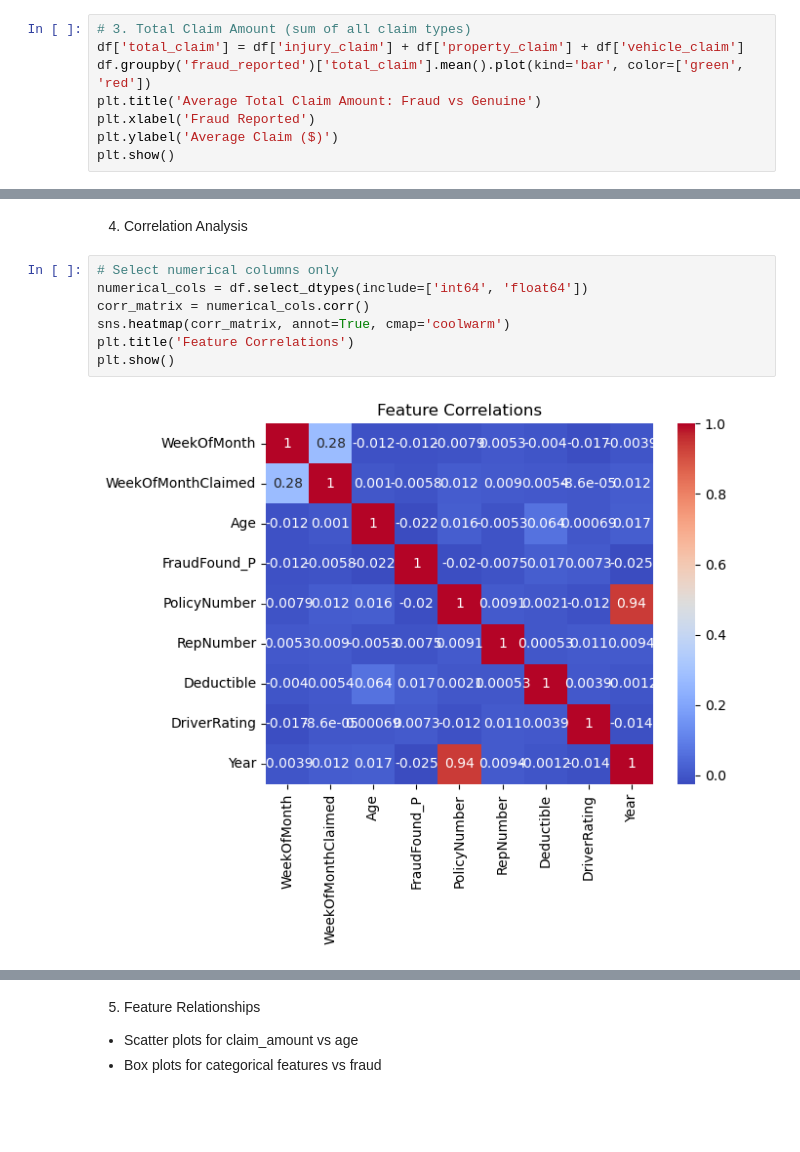
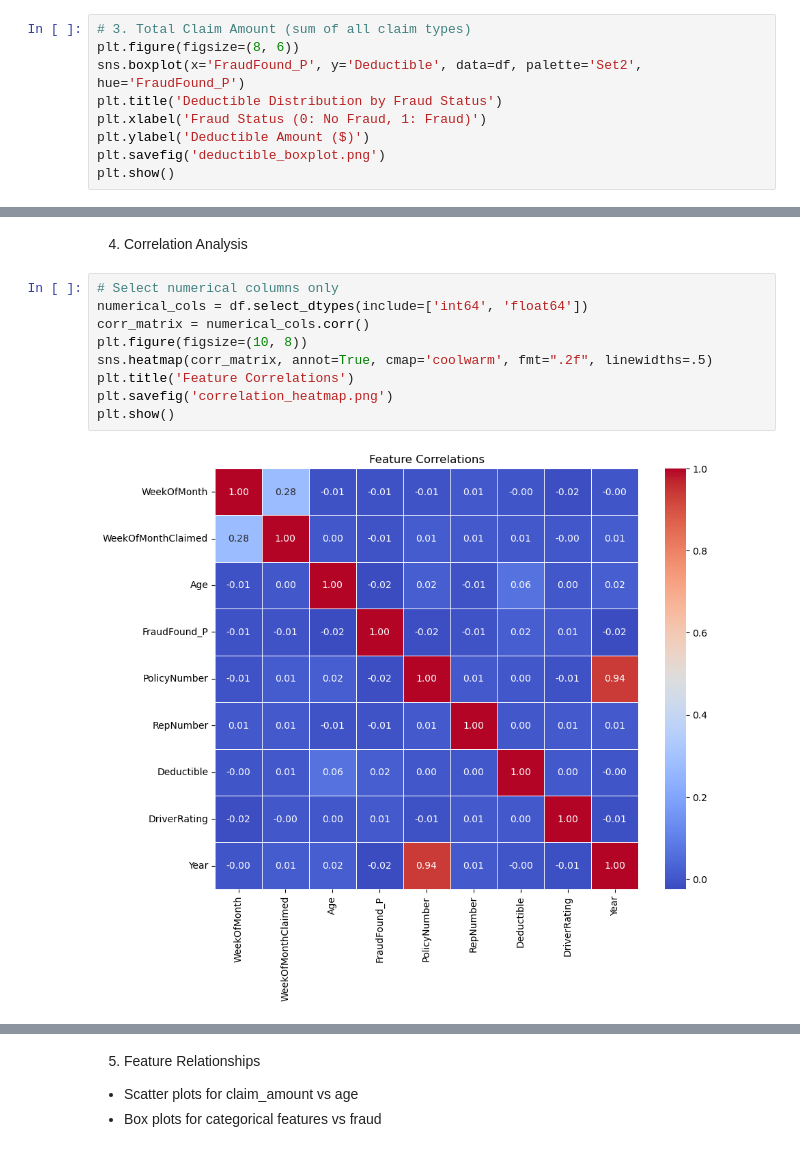
Before and after one commit to bhavikasahu09/FraudFinder, a Jupyter notebook: notebooks/02_eda.ipynb, the cells around one changed output, grey strips where cells are left out. Drawn from its saved outputs; the diff is of its cells as text; blank space fills up the shorter version.

Commit message:
EDA Correlations Analysis and Key features Done

```diff
--- a/notebooks/02_eda.ipynb
+++ b/notebooks/02_eda.ipynb
@@ -75,8 +82,9 @@ plt.show()
 # %%
 # 3. Total Claim Amount (sum of all claim types)
-df['total_claim'] = df['injury_claim'] + df['property_claim'] + df['vehicle_claim']
-df.groupby('fraud_reported')['total_claim'].mean().plot(kind='bar', color=['green', 'red'])
-plt.title('Average Total Claim Amount: Fraud vs Genuine')
-plt.xlabel('Fraud Reported')
-plt.ylabel('Average Claim ($)')
+plt.figure(figsize=(8, 6))
+sns.boxplot(x='FraudFound_P', y='Deductible', data=df, palette='Set2', hue='FraudFound_P')
+plt.title('Deductible Distribution by Fraud Status')
+plt.xlabel('Fraud Status (0: No Fraud, 1: Fraud)')
+plt.ylabel('Deductible Amount ($)')
+plt.savefig('deductible_boxplot.png')
 plt.show()
@@ -149,9 +195,11 @@ plt.show()
 # %%
 # Select numerical columns only
 numerical_cols = df.select_dtypes(include=['int64', 'float64'])
 corr_matrix = numerical_cols.corr()
-sns.heatmap(corr_matrix, annot=True, cmap='coolwarm')
+plt.figure(figsize=(10, 8))
+sns.heatmap(corr_matrix, annot=True, cmap='coolwarm', fmt=".2f", linewidths=.5)
 plt.title('Feature Correlations')
+plt.savefig('correlation_heatmap.png')
 plt.show()
 # %% [output]
-[figure, old version]
+[figure, new version]
```
Also changed, not shown: parts of 21 cells of this notebook, 13 other files.
